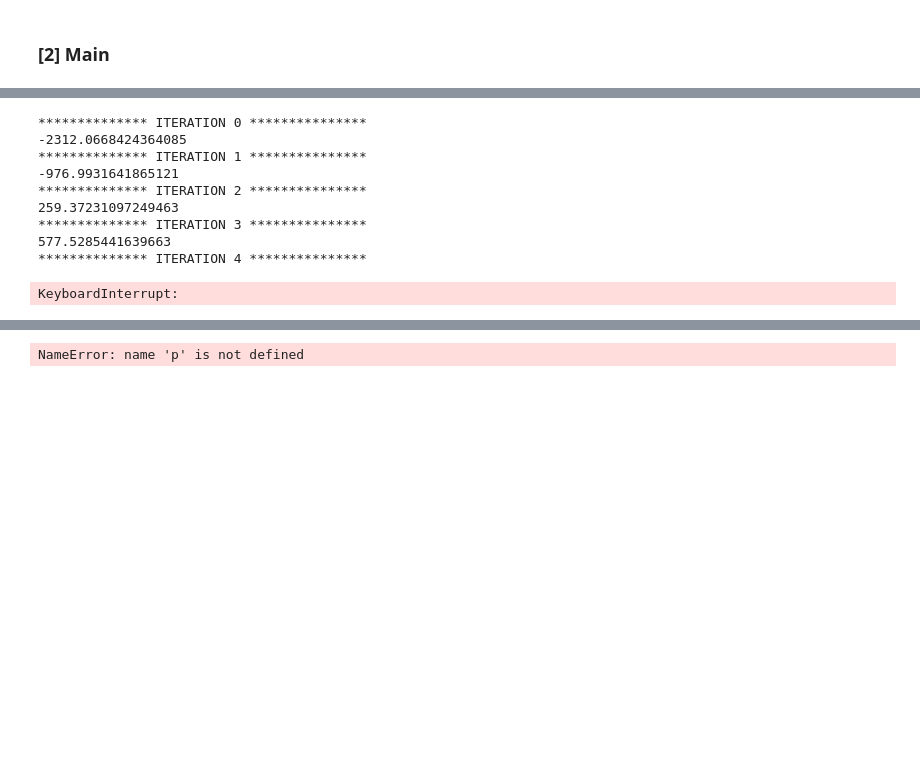
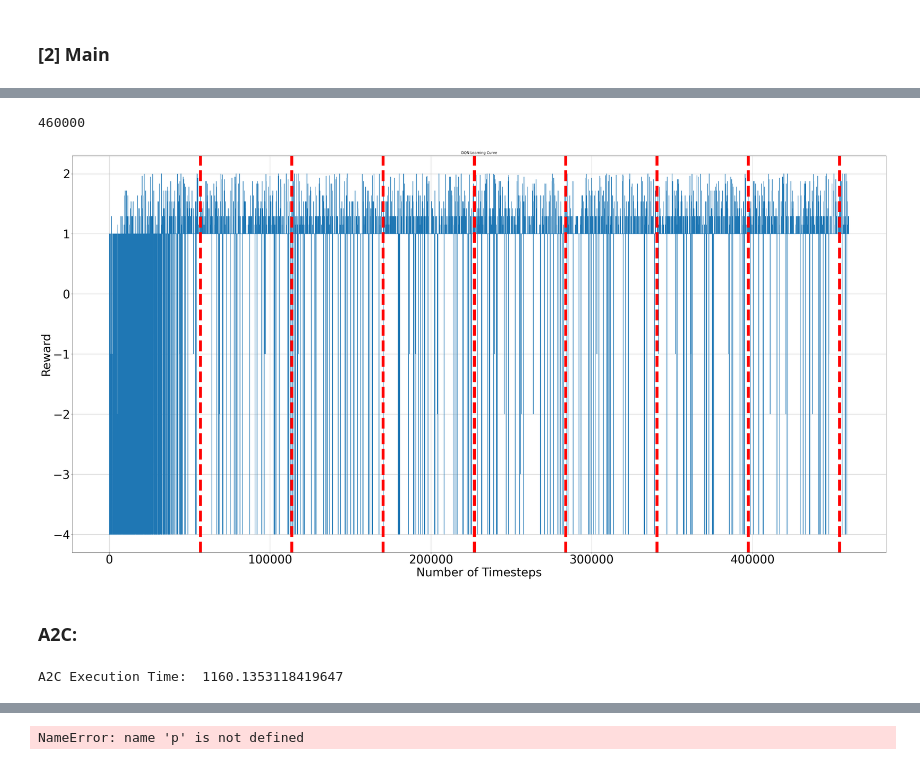
Before and after one commit to amirmahdiKhosravi/Adaptive-Logging-System, a Jupyter notebook: code/model-implementation.ipynb, the cells around one changed output, grey strips where cells are left out. Cells and saved outputs as stored; diff of their text form; code cells hidden in the pictures; blank space fills up the shorter version.

```diff
--- a/code/model-implementation.ipynb
+++ b/code/model-implementation.ipynb
@@ -400,13 +329,0 @@ KeyboardInterrupt:
-# %%
-RLM_training(PPO1_model, dataset, 1000)
-# %% [output]
-************** ITERATION 0 ***************
--2312.0668424364085
-************** ITERATION 1 ***************
--976.9931641865121
-************** ITERATION 2 ***************
-259.37231097249463
-************** ITERATION 3 ***************
-577.5285441639663
-************** ITERATION 4 ***************
-KeyboardInterrupt:
@@ -422,0 +332,64 @@ for _ in range(total_timesteps):
+# %%
+# Load the list from the file
+with open('DQN_rewards_list.pkl', 'rb') as file:
+    DQN_rewards_list = pickle.load(file)
+
+print(len(DQN_rewards_list))  # Output: [1, 2, 3, 4, 5]
+# %% [output]
+460000
+# %%
+"""batch_size = 100
+averages_list = []
+for i in range(0, len(env.rewards_list), batch_size):
+    # Extract a batch of numbers
+    batch = env.rewards_list[i:i + batch_size]
+
+    # Calculate the average of the batch and append it to the averages_list
+    average = sum(batch) / len(batch)
+    averages_list.append(average)"""
+batch_size = 50
+DQN_y = []
+#DQN_rewards_list = env.rewards_list
+for i in range(0, len(DQN_rewards_list), batch_size):
+    # Extract a batch of numbers
+    batch = DQN_rewards_list[i]
+
+    DQN_y.append(batch)
+# %%
+fig = plt.figure( figsize=(50, 25))
+i = 0
+x = [i*batch_size for i in range(0, len(DQN_y))]
+y = DQN_y
+plt.plot(x, y)
+plt.xlabel('Number of Timesteps', fontsize=40)
+plt.ylabel('Reward', fontsize=40)
+plt.xticks(fontsize=40)
+plt.yticks(fontsize=40)
+#plt.title("DQN Learning Curve")
+
+counter = 56755
+while(counter<460000):
+    plt.axvline(x=counter, color='red', linestyle='--', label='Episode', linewidth=10)
+    counter = counter + 56755
+
+
+plt.grid(True)
+plt.savefig("DQN.pdf")
+plt.show()
+# %% [output]
+[figure, added]
+# %% [markdown]
+### A2C:
+# %%
+env.acc_zero()
+start_time = time.time()
+A2C_model.learn(total_timesteps= 460000)
+end_time = time.time()
+A2C_model.save("DQN_model")
+#del DQN_model
+# Save the list to a file
+with open('A2C_rewards_list.pkl', 'wb') as file:
+    pickle.dump(env.rewards_list, file)
+print("A2C Execution Time: ", end_time - start_time)
+# %% [output]
+A2C Execution Time:  1160.1353118419647
```
Also changed, not shown: parts of 39 cells of this notebook, 12 other files.
